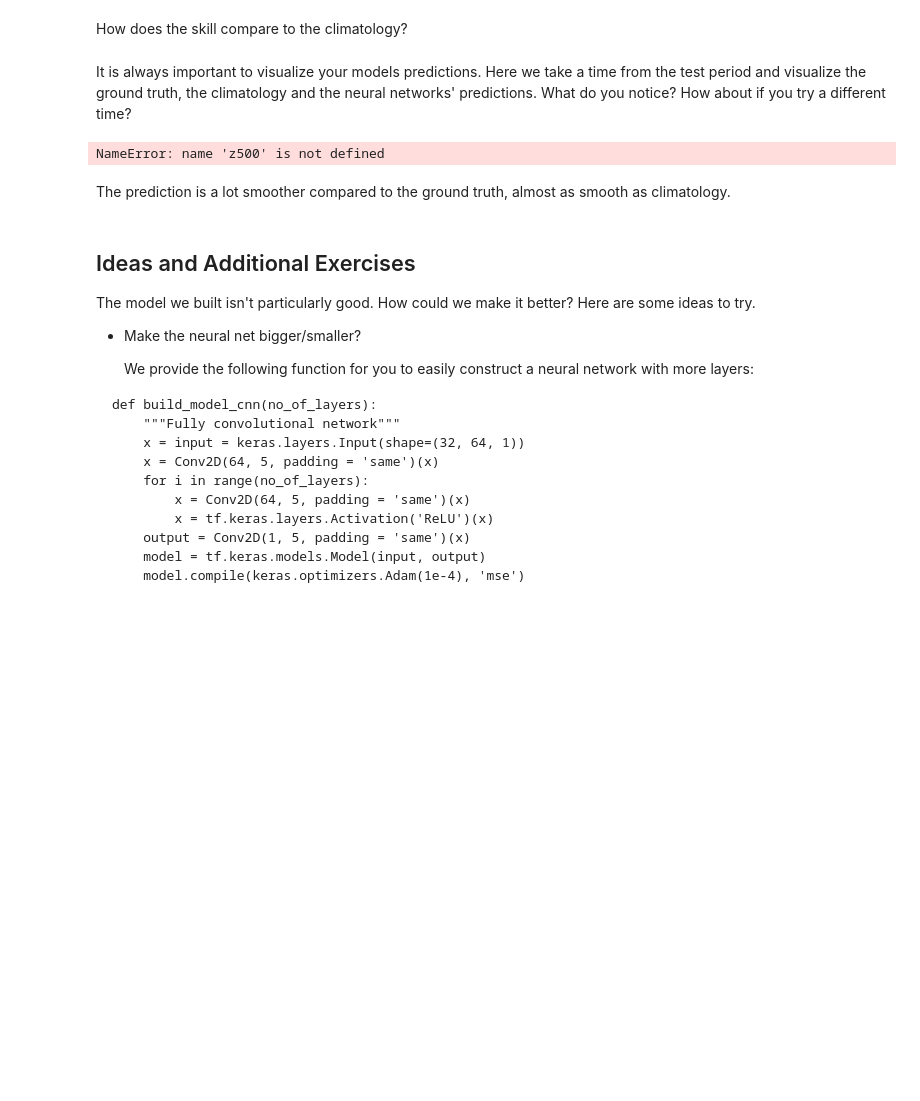
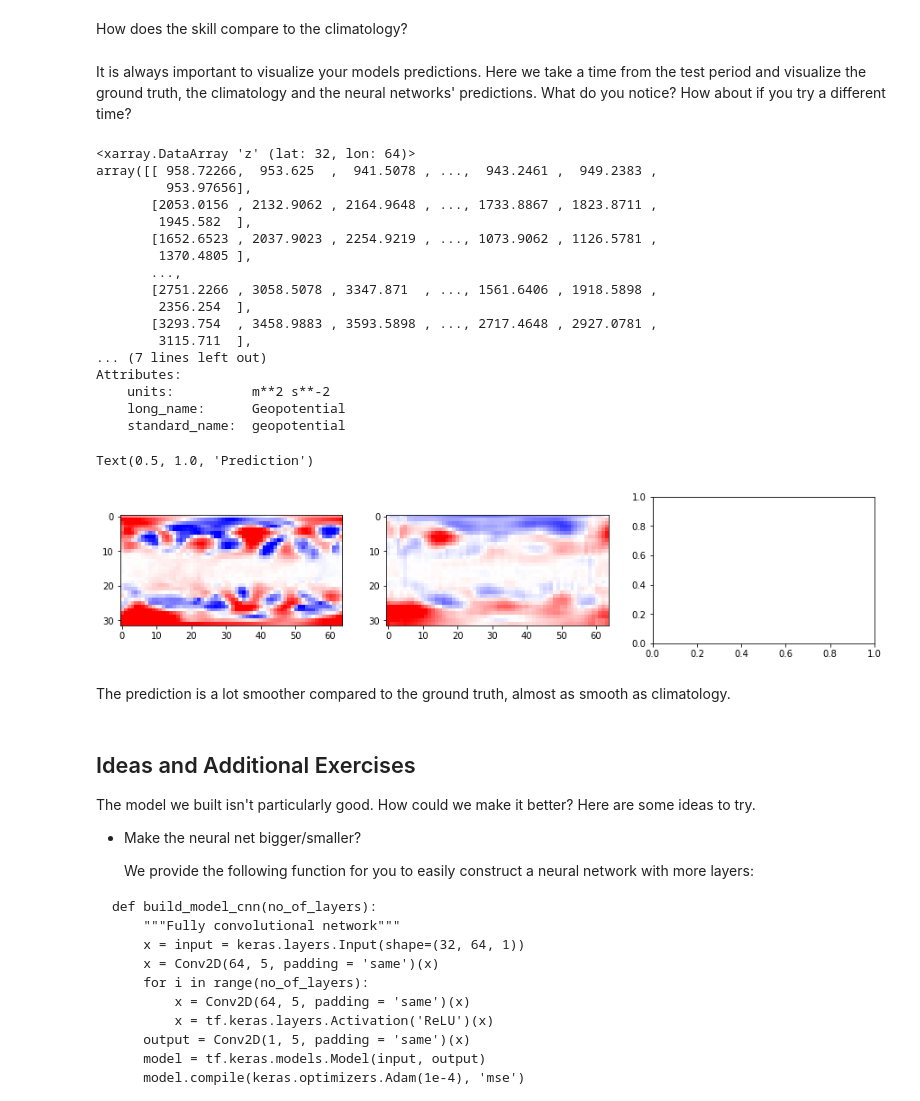
Before and after one commit to iyui1223/MOOCnotebooks, a Jupyter notebook: tier_1/weatherbench.ipynb, the cells around one changed output. Drawn from its saved outputs; the diff is of its cells as text; code cells hidden in the pictures; blank space fills up the shorter version.

```diff
--- a/tier_1/weatherbench.ipynb
+++ b/tier_1/weatherbench.ipynb
@@ -343,36 +352,55 @@ It is always important to visualize your models predictions. Here we take a time
 # %%
 # Note first you need to modify your predictions so they are an xarray instead of a numpy array
 # This way you can access the latitude, longitude and time for each point in the array
 
 # We do this by taking a copy of the original z500 object which has the correct time,
 # latitude and longitude, and replacing the data in this array with the predictions
 pred_xarray = z500.z.sel(time=test_years).isel(time=slice(lead_time_steps, None)).copy()
 pred_xarray.data = pred_test
 
 import matplotlib.pyplot as plt
 
 t = xr.DataArray(np.datetime64('2017-10-01T00'))
 fig, (ax1, ax2, ax3) = plt.subplots(1, 3, figsize=(15, 3))
 
-pred_xa_anom = z500.z.sel(time=test_years).isel(time=slice(lead_time_steps, None)).copy()
-truth_xa_anom = z500.z.sel(time=test_years).isel(time=slice(lead_time_steps, None)).copy()
+pred_xa_anom = z500.z.sel(time=t).copy()
+truth_xa_anom = z500.z.sel(time=t).copy()
 pred_xa_anom.data = pred_xarray.sel(time=t) - clim.z.sel(dayofyear=t.dt.dayofyear)
 truth_xa_anom.data = z500.z.sel(time=t) - clim.z.sel(dayofyear=t.dt.dayofyear)
 
+print(truth_xa_anom)
 plt.subplot(1, 3, 1)
-trut_xa_anom.sel(time=t).plot(ax=ax1)
-#plt.imshow(,cmap=plt.cm.get_cmap('bwr'),vmin=-2000, vmax=2000)
+#truth_xa_anom.plot(ax=ax1)
+plt.imshow(z500.z.sel(time=t) - clim.z.sel(dayofyear=t.dt.dayofyear),cmap=plt.cm.get_cmap('bwr'),vmin=-2000, vmax=2000)
 ax1.set_title('Ground truth')
 
 #clim.z.sel(dayofyear=t.dt.dayofyear).plot(ax=ax2)
 #ax2.set_title('Climatology')
 
 plt.subplot(1, 3, 2)
-pred_xa_anom.sel(time=t).plot(ax=ax2)
-#plt.imshow(,cmap=plt.cm.get_cmap('bwr'),vmin=-2000, vmax=2000)
+#pred_xa_anom.plot(ax=ax2)
+plt.imshow(pred_xarray.sel(time=t) - clim.z.sel(dayofyear=t.dt.dayofyear),cmap=plt.cm.get_cmap('bwr'),vmin=-2000, vmax=2000)
 ax2.set_title('Prediction')
 # %% [output]
-NameError: name 'z500' is not defined
+<xarray.DataArray 'z' (lat: 32, lon: 64)>
+array([[ 958.72266,  953.625  ,  941.5078 , ...,  943.2461 ,  949.2383 ,
+         953.97656],
+       [2053.0156 , 2132.9062 , 2164.9648 , ..., 1733.8867 , 1823.8711 ,
+        1945.582  ],
+       [1652.6523 , 2037.9023 , 2254.9219 , ..., 1073.9062 , 1126.5781 ,
+        1370.4805 ],
+       ...,
+       [2751.2266 , 3058.5078 , 3347.871  , ..., 1561.6406 , 1918.5898 ,
+        2356.254  ],
+       [3293.754  , 3458.9883 , 3593.5898 , ..., 2717.4648 , 2927.0781 ,
+        3115.711  ],
+... (7 lines left out)
+Attributes:
+    units:          m**2 s**-2
+    long_name:      Geopotential
+    standard_name:  geopotential
+Text(0.5, 1.0, 'Prediction')
+[figure, added]
 # %% [markdown]
 The prediction is a lot smoother compared to the ground truth, almost as smooth as climatology.
 # %% [markdown]
```
Also changed, not shown: parts of 2 cells of this notebook.
